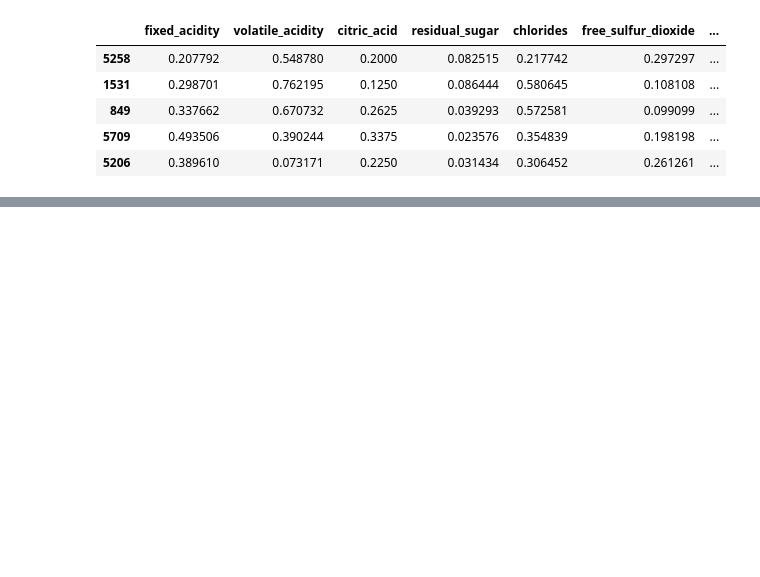
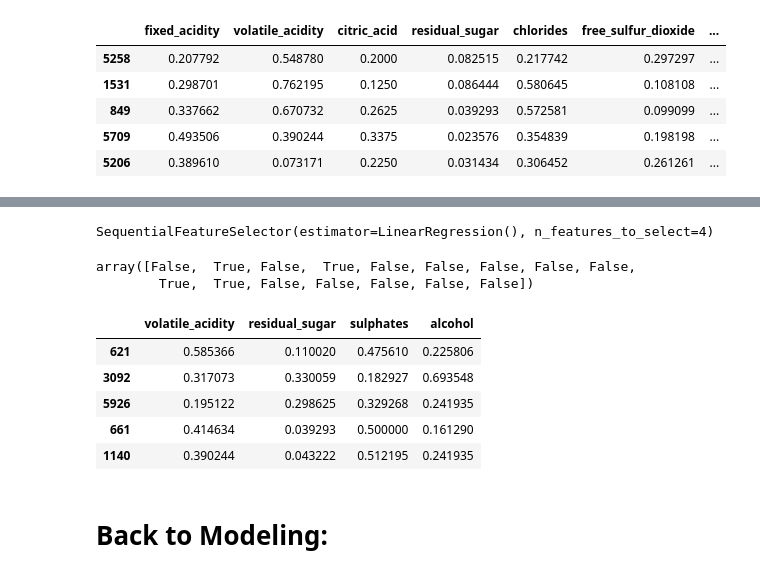
Before and after one commit to Wine-Clustering-Group-B/Clustering-Project, a Jupyter notebook: Nikki/D.modeling.ipynb, the cells around one changed output, grey strips where cells are left out. Cells and saved outputs as stored; diff of their text form; code cells hidden in the pictures; blank space fills up the shorter version.

```diff
--- a/Nikki/D.modeling.ipynb
+++ b/Nikki/D.modeling.ipynb
@@ -327,0 +453,31 @@ T3['cluster_4'] = kmeans.predict(T4)
+# %%
+model = LinearRegression()
+
+# MAKE the thing
+sfs = SequentialFeatureSelector(model, n_features_to_select=4)
+
+# FIT the thing
+sfs.fit(X_train, y_train)
+# %% [output]
+SequentialFeatureSelector(estimator=LinearRegression(), n_features_to_select=4)
+# %%
+sfs.support_
+# %% [output]
+array([False,  True, False,  True, False, False, False, False, False,
+        True,  True, False, False, False, False, False])
+# %%
+X_train_SFStransformed = pd.DataFrame(
+                            sfs.transform(X_train),
+                            index = X_train.index,
+                            columns = X_train.columns[sfs.support_])
+# %%
+X_train_SFStransformed.head()
+# %% [output]
+|  | volatile_acidity | residual_sugar | sulphates | alcohol |
+| 621 | 0.585366 | 0.110020 | 0.475610 | 0.225806 |
+| 3092 | 0.317073 | 0.330059 | 0.182927 | 0.693548 |
+| 5926 | 0.195122 | 0.298625 | 0.329268 | 0.241935 |
+| 661 | 0.414634 | 0.039293 | 0.500000 | 0.161290 |
+| 1140 | 0.390244 | 0.043222 | 0.512195 | 0.241935 |
+# %% [markdown]
+# Back to Modeling:
```
Also changed, not shown: parts of 22 cells of this notebook, 4 other files.
